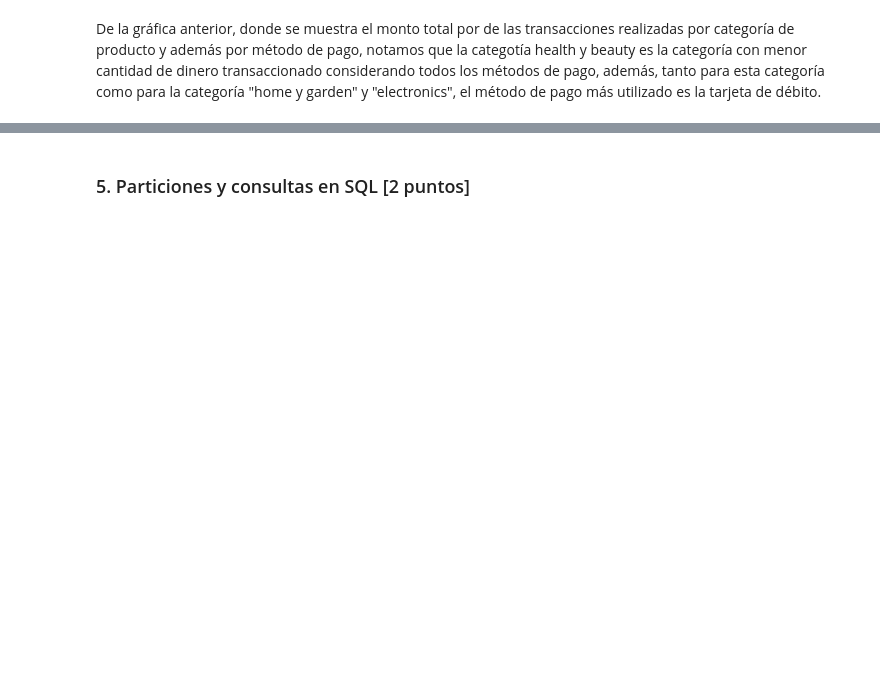
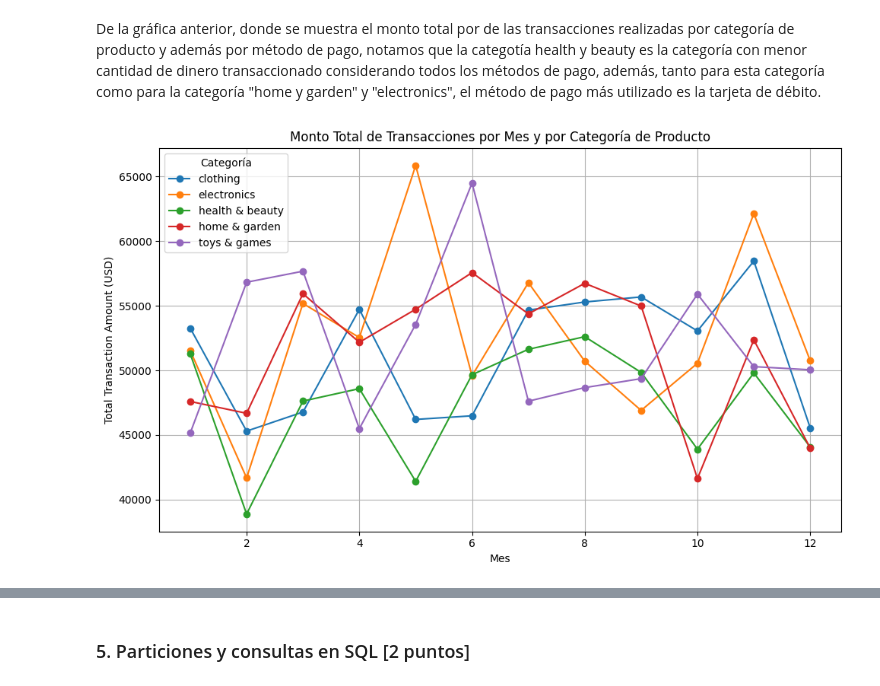
Before and after one commit to IsraPKMNPAP/Laboratorio-de-Herramientas, a Jupyter notebook: Laboratorios/Lab4_enunciado.ipynb, the cells around one changed output, grey strips where cells are left out. Saved outputs shown, nothing was run; the diff lists cells and outputs as text; code cells hidden in the pictures; blank space fills up the shorter version.

```diff
--- a/Laboratorios/Lab4_enunciado.ipynb
+++ b/Laboratorios/Lab4_enunciado.ipynb
@@ -676,2 +665,19 @@ plt.show()
 # %% [markdown]
 De la gráfica anterior, donde se muestra el monto total por de las transacciones realizadas por categoría de producto y además por método de pago, notamos que la categotía health y beauty es la categoría con menor cantidad de dinero transaccionado considerando todos los métodos de pago, además, tanto para esta categoría como para la categoría "home y garden" y "electronics", el método de pago más utilizado es la tarjeta de débito.
+# %%
+# Extraemos la componente mes de la fecha de transacción
+df_pandas['Month'] = pd.to_datetime(df_pandas['Transaction Date']).dt.month
+
+# Agrupamos los datos por Mes y Product Category y sumamos los Transaction Amount
+line_data = df_pandas.groupby(['Month', 'Product Category'])['Transaction Amount'].sum().unstack()
+
+# Creamos el gráfico de linea
+line_data.plot(kind='line', figsize=(10, 6), marker = 'o', grid = True)
+plt.title('Monto Total de Transacciones por Mes y por Categoría de Producto')
+plt.xlabel('Mes')
+plt.ylabel('Total Transaction Amount (USD)')
+plt.legend(title='Categoría', loc='upper left')
+plt.tight_layout()
+plt.show()
+# %% [output]
+[figure, added]
```
Also changed, not shown: parts of 34 cells of this notebook.
